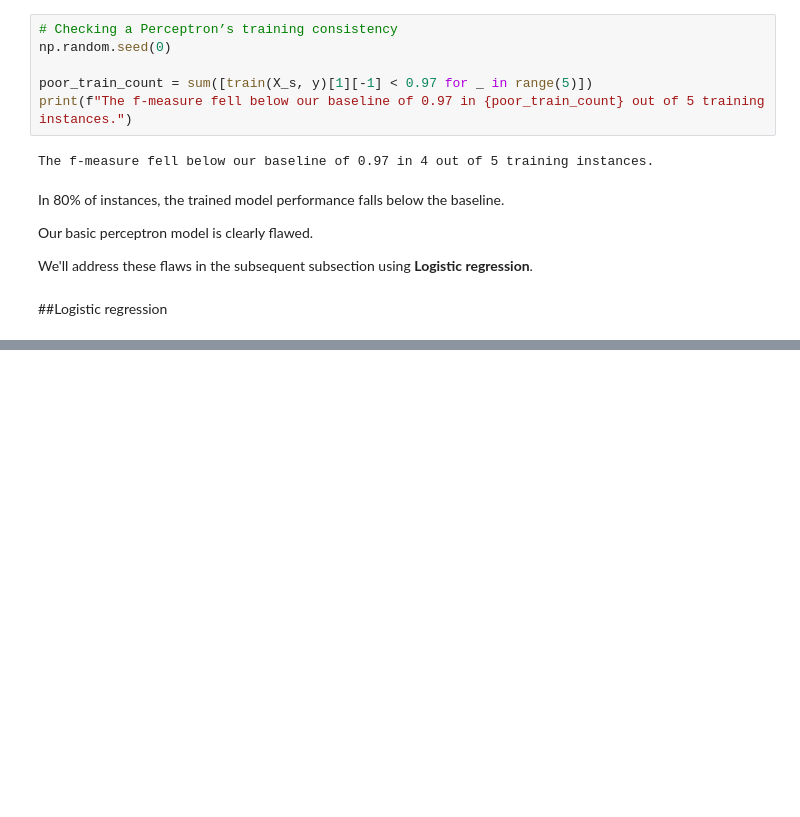
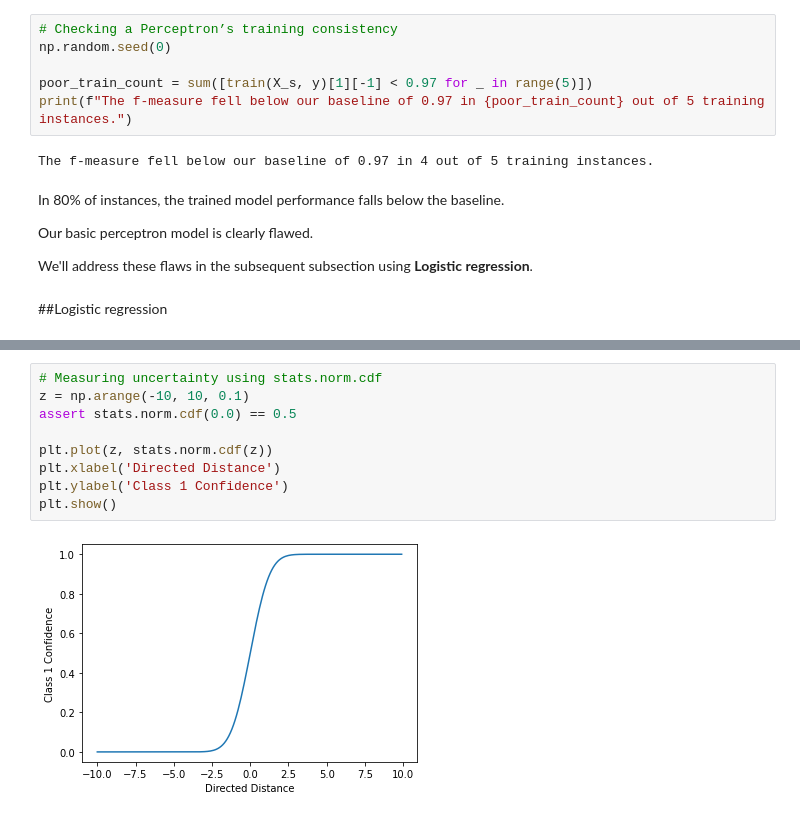
Before and after one commit to rahiakela/data-science-research-and-practice, a Jupyter notebook: data-science-bookcamp/case-study-5--predicting-future-friendships/04_linear_classifiers_with_logistic_regression.ipynb, the cells around one changed output, grey strips where cells are left out. Saved outputs shown, nothing was run; the diff lists cells and outputs as text; blank space fills up the shorter version.

```diff
--- a/data-science-bookcamp/case-study-5--predicting-future-friendships/04_linear_classifiers_with_logistic_regression.ipynb
+++ b/data-science-bookcamp/case-study-5--predicting-future-friendships/04_linear_classifiers_with_logistic_regression.ipynb
@@ -464,0 +475,11 @@ We'll address these flaws in the subsequent subsection using **Logistic regressi
+# %%
+# Measuring uncertainty using stats.norm.cdf
+z = np.arange(-10, 10, 0.1)
+assert stats.norm.cdf(0.0) == 0.5
+
+plt.plot(z, stats.norm.cdf(z))
+plt.xlabel('Directed Distance')
+plt.ylabel('Class 1 Confidence')
+plt.show()
+# %% [output]
+[figure, added]
```
Also changed, not shown: parts of 14 cells of this notebook.
